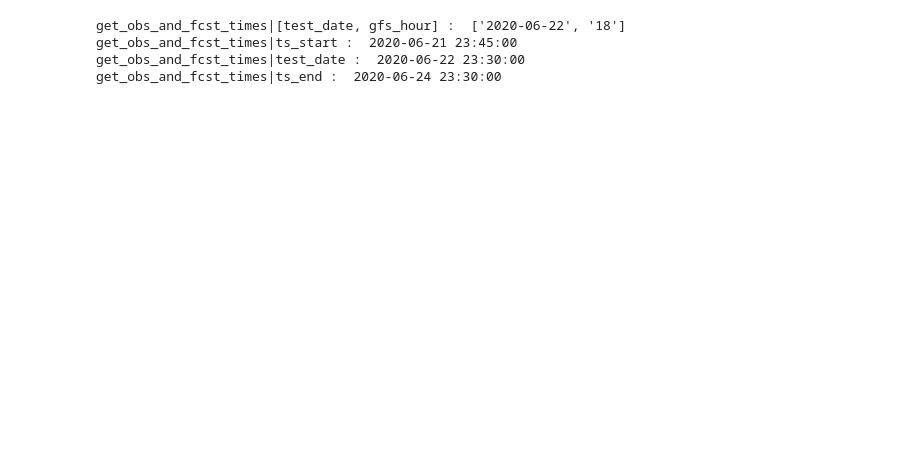
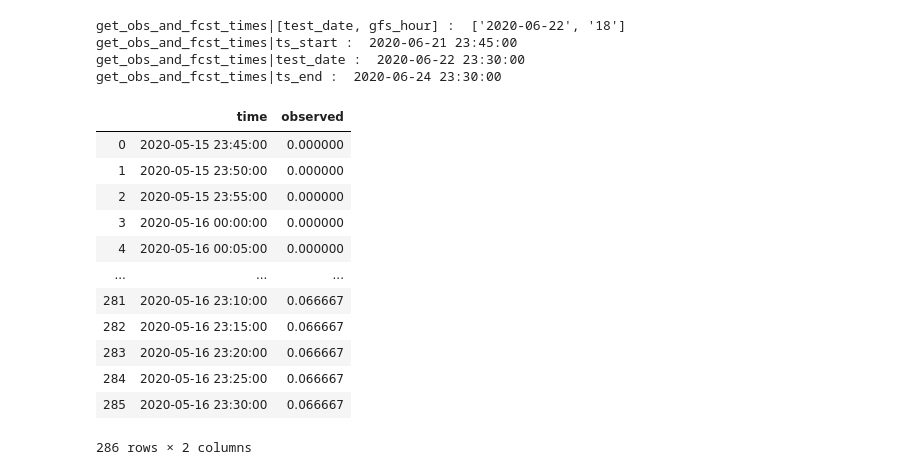
Before and after one commit to CUrW-SL/DSS-Framework, a Jupyter notebook: jupyter_notebooks/Accuracy test/wrf/wrf_accuracy.ipynb, the cells around one changed output. Cells and saved outputs as stored; diff of their text form; code cells hidden in the pictures; blank space fills up the shorter version.

```diff
--- a/jupyter_notebooks/Accuracy test/wrf/wrf_accuracy.ipynb
+++ b/jupyter_notebooks/Accuracy test/wrf/wrf_accuracy.ipynb
@@ -401,0 +407,18 @@ get_obs_and_fcst_times|ts_end :  2020-06-24 23:30:00
+# %%
+obs_df = pd.read_csv(obs_file_path)
+fcst_df = pd.read_csv(fcst_file_path)
+obs_df
+# %% [output]
+|  | time | observed |
+| 0 | 2020-05-15 23:45:00 | 0.000000 |
+| 1 | 2020-05-15 23:50:00 | 0.000000 |
+| 2 | 2020-05-15 23:55:00 | 0.000000 |
+| 3 | 2020-05-16 00:00:00 | 0.000000 |
+| 4 | 2020-05-16 00:05:00 | 0.000000 |
+| ... | ... | ... |
+| 281 | 2020-05-16 23:10:00 | 0.066667 |
+| 282 | 2020-05-16 23:15:00 | 0.066667 |
+| 283 | 2020-05-16 23:20:00 | 0.066667 |
+| 284 | 2020-05-16 23:25:00 | 0.066667 |
+| 285 | 2020-05-16 23:30:00 | 0.066667 |
+286 rows × 2 columns
```
Also changed, not shown: parts of 4 cells of this notebook.
